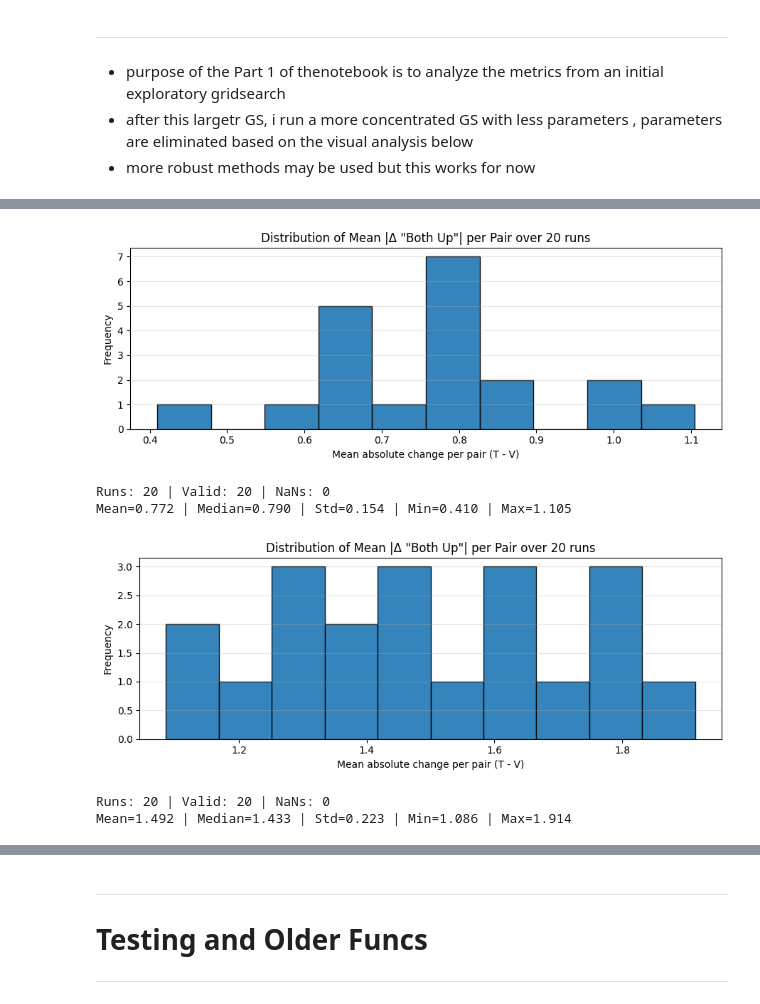
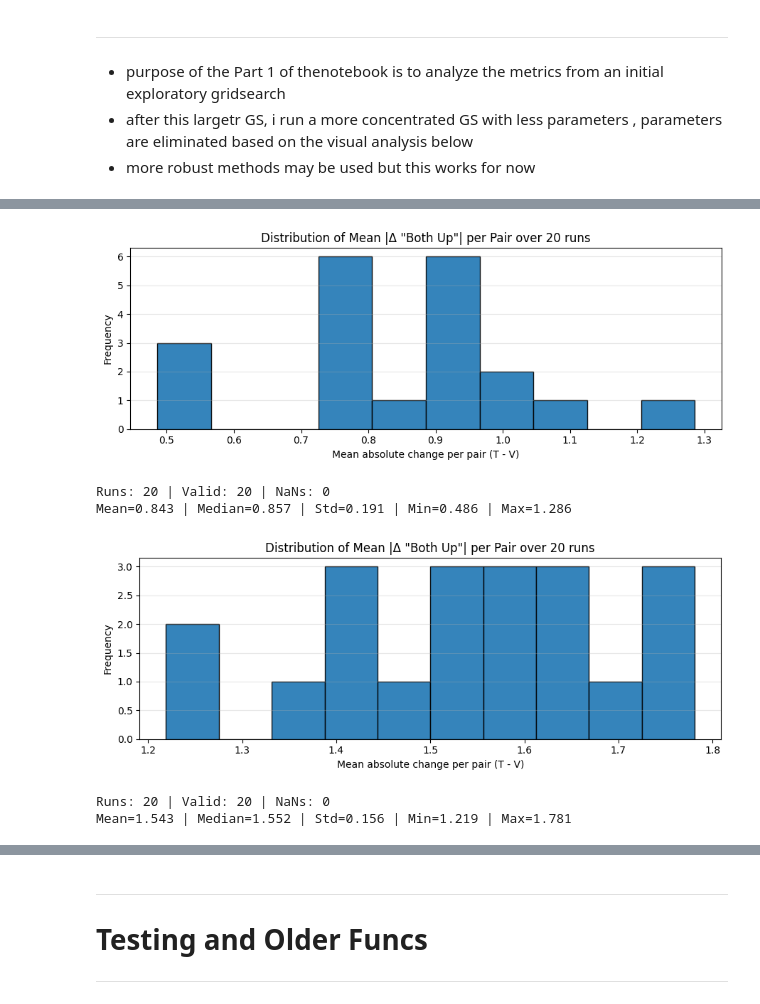
Before and after one commit to charifslmn/LSTM_ETF_V2, a Jupyter notebook: (1) Initial Dist Analytics HOD 21_01 - 22_12.ipynb, the cells around one changed output, grey strips where cells are left out. Drawn from its saved outputs; the diff is of its cells as text; code cells hidden in the pictures.

```diff
--- a/(1) Initial Dist Analytics HOD 21_01 - 22_12.ipynb
+++ b/(1) Initial Dist Analytics HOD 21_01 - 22_12.ipynb
@@ -35,9 +33,37 @@ from Functions_1_Initial_GS_and_Dist_Analytics_HOD import *
 #/home/charifslmn/
 # %%
 
-import json
+# import json
 
-import copy
+# import copy
 
-with open('/Users/cs/Desktop/DATA_LSTM_ETF_V1/top_70_DIST_DISC_GS_21_01_to_22_12_chunk_1_32_10percentPOS_Vset_HOD.json') as f_json:
-    results_dist_disc = json.load(f_json)   # Load the JSON data
+# with open('/Users/cs/Desktop/DATA_LSTM_ETF_V2/top_70_DIST_DISC_GS_21_01_to_22_12_chunk_1_32_10percentPOS_Vset_HOD.json') as f_json:
+#     results_dist_disc = json.load(f_json)   # Load the JSON data
+
+with open("/Users/cs/Desktop/DATA_LSTM_ETF_V2/Vset_NOTsorted_90_models_GS_21_01_to_22_12_DIST_Discovery_10percentPOS_HOD.json" , "r") as f:
+    results_dist_disc_Vset_NOTsorted_same_seeds = json.load(f)
+
+results_dist_disc_Vset_NOTsorted_same_seeds_copy = copy.deepcopy(results_dist_disc_Vset_NOTsorted_same_seeds)
+results_dist_disc = []
+ignore_find_combo = ['seed_num']
+
+combo_idxs = np.arange(len(results_dist_disc_Vset_NOTsorted_same_seeds_copy) + 1).tolist()
+combo_idxs_counter = 0
+
+for idx ,entry in enumerate(results_dist_disc_Vset_NOTsorted_same_seeds_copy):
+    organized_results_entry = {} ## entry for results_dist_disc
+    params_included = [e['combo'] for e in results_dist_disc] ## for each entry, there is a combo , these are unique
+    params_included_keys = [str({k: v for k, v in c.items() if k not in ignore_find_combo}).replace(' ', '').replace("'", '').replace('  ', '').replace(',', '') for c in params_included]
+    current_param_keys = str({k: v for k, v in entry['parameters'].items() if k not in ignore_find_combo}).replace(' ', '').replace("'", '').replace('  ', '').replace(',', '')
+    if current_param_keys not in params_included_keys:
+        combo_idxs_counter += 1
+        organized_results_entry["combo_index"] = combo_idxs[combo_idxs_counter]
+        organized_results_entry["combo"] = entry["parameters"]
+        organized_results_entry["per_seed_all_results"] = []
+        for params_for_combo in results_dist_disc_Vset_NOTsorted_same_seeds_copy:
+            seed_results_entry = {}
+            if str({k: v for k, v in params_for_combo['parameters'].items() if k not in ignore_find_combo}).replace(' ', '').replace("'", '').replace('  ', '').replace(',', '') == current_param_keys:
+                seed_results_entry["seed"] = params_for_combo["parameters"]["seed_num"]
+                seed_results_entry["result_entry"] = params_for_combo
+                organized_results_entry["per_seed_all_results"].append(seed_results_entry)
+        results_dist_disc.append(organized_results_entry)
@@ -46,7 +101,7 @@ with open('/Users/cs/Desktop/DATA_LSTM_ETF_V1/top_70_DIST_DISC_GS_21_01_to_22_12
 
 ###### T set with same seed sas val set, neeed sot be organized first
 
-with open('/Users/cs/Desktop/DATA_LSTM_ETF_V1/Tset_NOTsorted_same_seeds_70_models_GS_23_01_to_23_12_DIST_Discovery_10percentPOS_HOD.json') as f:
+with open('/Users/cs/Desktop/DATA_LSTM_ETF_V2/Tset_NOTsorted_90_models_GS_21_01_to_22_12_DIST_Discovery_10percentPOS_HOD.json') as f:
     results_dist_disc_Tset_NOTsorted_same_seeds = json.load(f)
 
 
@@ -755,40 +855,40 @@ RR_1 = {
                              "min_seed_TPs_high_bracket" : None ,
 
                               "min_seeds_per_model" : 1,
-                             "max_models_to_return" : 70, "max_FP_severe_ratio_FPs_andTPs" : None,
+                             "max_models_to_return" : 90, "max_FP_severe_ratio_FPs_andTPs" : None,
                              "min_FP_severe_ratio_FPs_andTPs" : None ,"random_seed" : None
                                }
 
 RR_2 = {
                              "mean_precision_range" : (5, 100),"max_zero_precision_seeds" : 70,
                              "mean_recall_up_range" : (30, 100),
                              "seed_recall_range" : (30, 100),
 
 
                              "max_FP_severe_ratio_FPs" : None, "min_FP_severe_ratio_FPs" : None,
                              "min_ratio_difference" : None, "max_ratio_difference" : None,
 
                              "seed_precision_range" : (0, 100) ,
                              "seed_min_TPminusFP_greaterEqual" : None ,
                              "max_seed_severe_FPs_high_bracket" : None ,
                              "min_seed_TPs_high_bracket" : None ,
 
                               "min_seeds_per_model" : 1,
-                             "max_models_to_return" : 70, "max_FP_severe_ratio_FPs_andTPs" : None,
+                             "max_models_to_return" : 90, "max_FP_severe_ratio_FPs_andTPs" : None,
                              "min_FP_severe_ratio_FPs_andTPs" : None ,"random_seed" : None
                                }
 
 # ---- Example usage ----
 
 diffs = run_repeated_abs_diff_experiment(RR_base=RR_1, n_runs=20, seed_start=0, threshold=0.7, show_plot=True)
 diffs = run_repeated_abs_diff_experiment(RR_base=RR_2, n_runs=20, seed_start=0, threshold=0.7, show_plot=True)
 # %% [output]
-[figure, old version]
+[figure, new version]
 Runs: 20 | Valid: 20 | NaNs: 0
-Mean=0.772 | Median=0.790 | Std=0.154 | Min=0.410 | Max=1.105
+Mean=0.843 | Median=0.857 | Std=0.191 | Min=0.486 | Max=1.286
-[figure, old version]
+[figure, new version]
 Runs: 20 | Valid: 20 | NaNs: 0
-Mean=1.492 | Median=1.433 | Std=0.223 | Min=1.086 | Max=1.914
+Mean=1.543 | Median=1.552 | Std=0.156 | Min=1.219 | Max=1.781
 # %%
 
 
```
Also changed, not shown: parts of 35 cells of this notebook, 24 other files.
